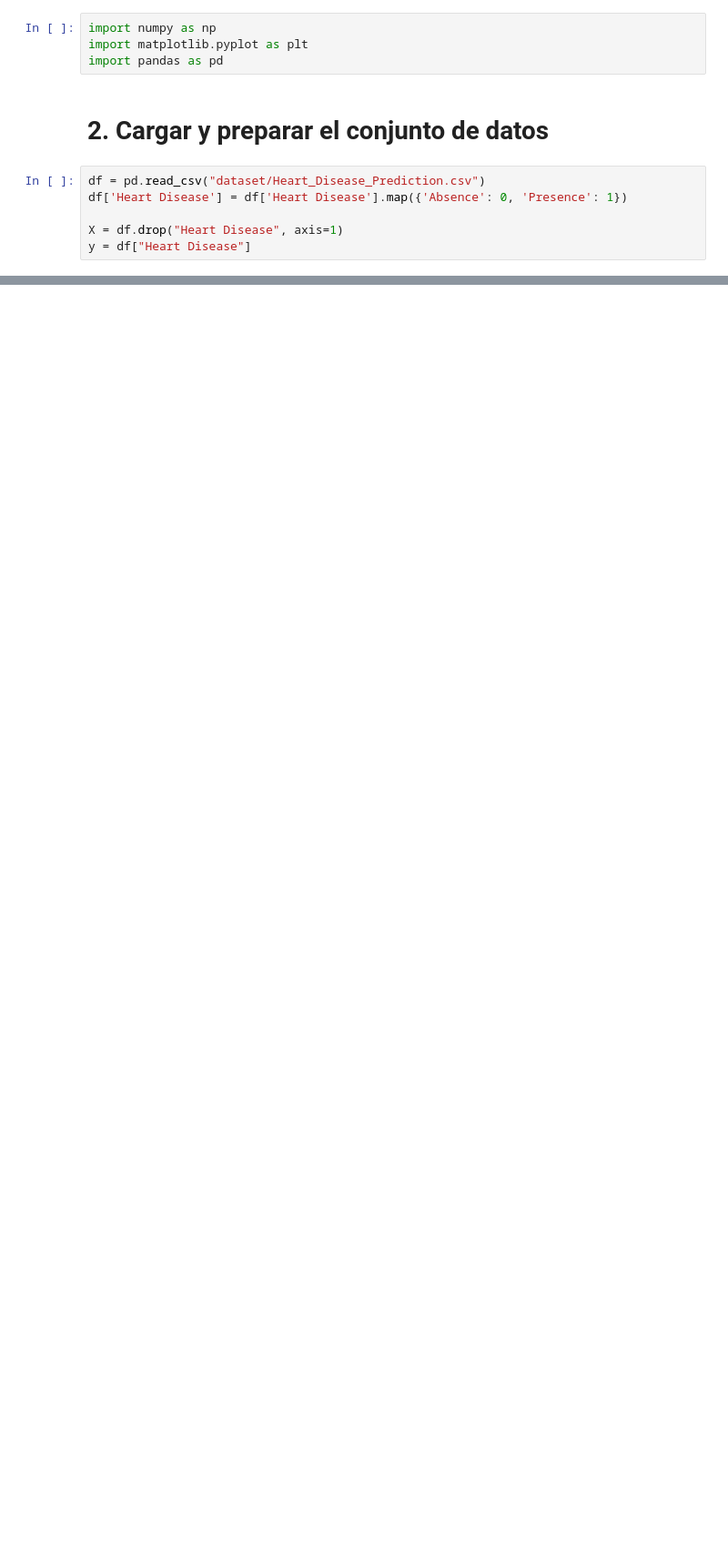
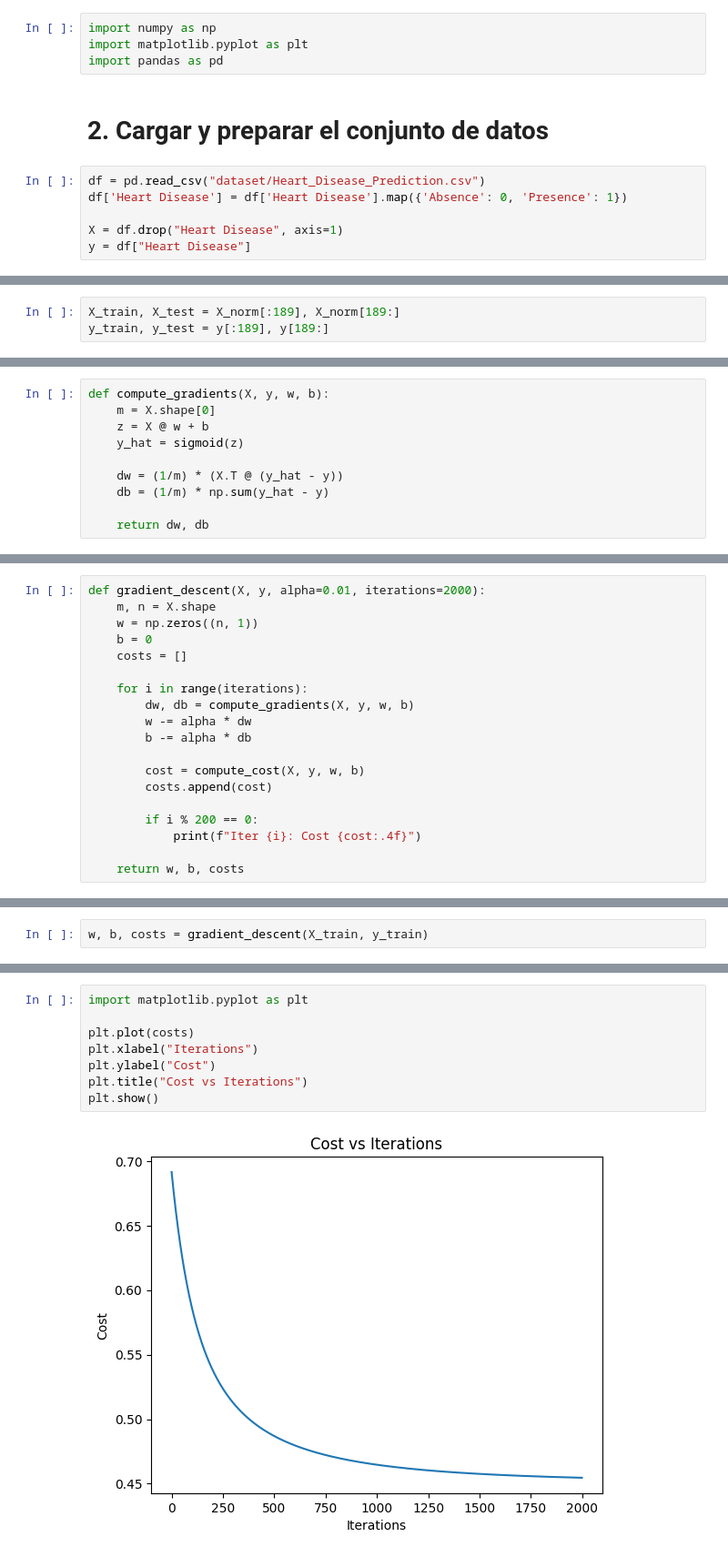
Before and after one commit to Yojhan-Toro/AREP_LAB02, a Jupyter notebook: heart_disease_lr_analysis.ipynb, the cells around one changed output, grey strips where cells are left out. Shown at 91% size. Cells and saved outputs as stored; diff of their text form; blank space fills up the shorter version.

```diff
--- a/heart_disease_lr_analysis.ipynb
+++ b/heart_disease_lr_analysis.ipynb
@@ -54,0 +70,3 @@ y_test = test_df["Heart Disease"]
+# %%
+X_train, X_test = X_norm[:189], X_norm[189:]
+y_train, y_test = y[:189], y[189:]
@@ -76,0 +92,10 @@ def compute_gradient(X, y, theta):
+# %%
+def compute_gradients(X, y, w, b):
+    m = X.shape[0]
+    z = X @ w + b
+    y_hat = sigmoid(z)
+
+    dw = (1/m) * (X.T @ (y_hat - y))
+    db = (1/m) * np.sum(y_hat - y)
+
+    return dw, db
@@ -76,0 +104,19 @@ def compute_gradient(X, y, theta):
+# %%
+def gradient_descent(X, y, alpha=0.01, iterations=2000):
+    m, n = X.shape
+    w = np.zeros((n, 1))
+    b = 0
+    costs = []
+
+    for i in range(iterations):
+        dw, db = compute_gradients(X, y, w, b)
+        w -= alpha * dw
+        b -= alpha * db
+
+        cost = compute_cost(X, y, w, b)
+        costs.append(cost)
+
+        if i % 200 == 0:
+            print(f"Iter {i}: Cost {cost:.4f}")
+
+    return w, b, costs
@@ -76,0 +125,2 @@ def compute_gradient(X, y, theta):
+# %%
+w, b, costs = gradient_descent(X_train, y_train)
@@ -76,0 +141,10 @@ def compute_gradient(X, y, theta):
+# %%
+import matplotlib.pyplot as plt
+
+plt.plot(costs)
+plt.xlabel("Iterations")
+plt.ylabel("Cost")
+plt.title("Cost vs Iterations")
+plt.show()
+# %% [output]
+[figure, added]
```
Also changed, not shown: parts of 49 cells of this notebook, 9 other files.
